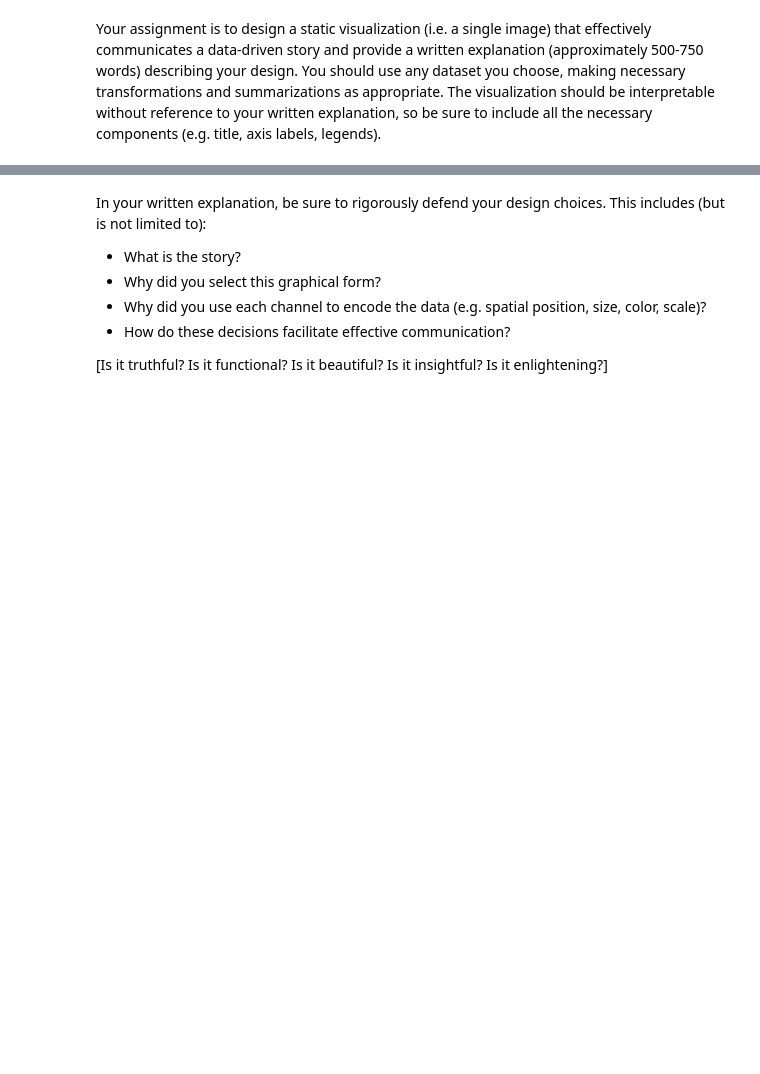
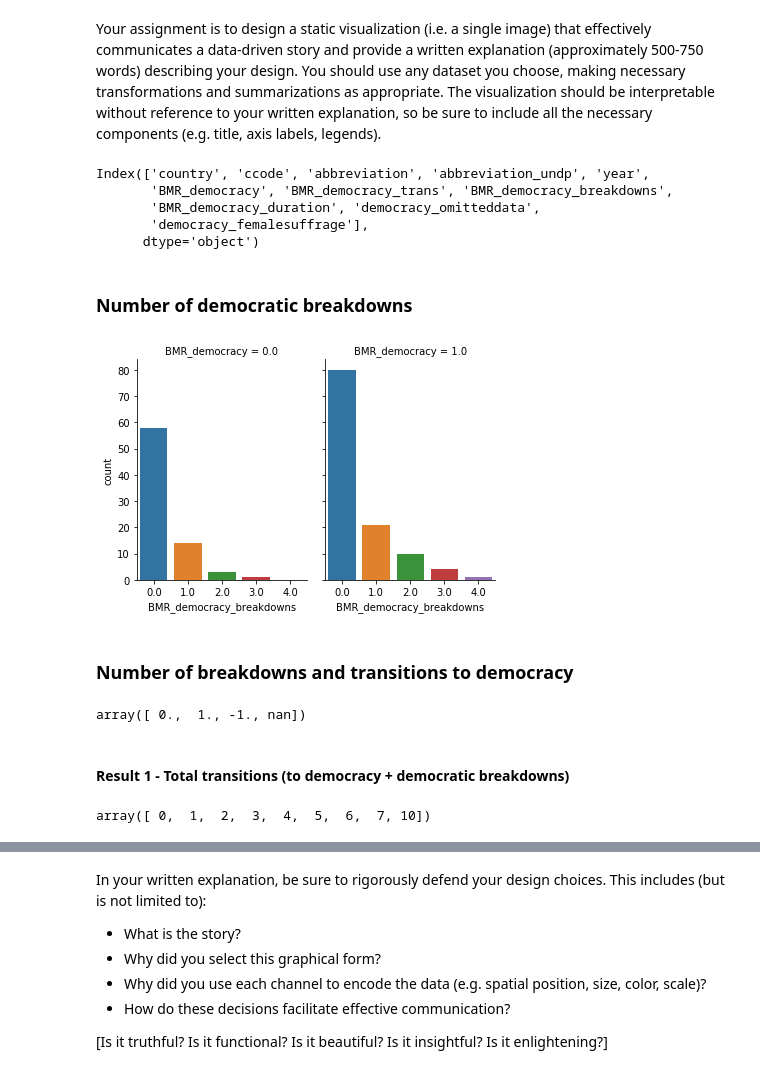
Before and after one commit to sanittawan/hw03-1, a Jupyter notebook: Tan_Sanittawan_hw03_part2.ipynb, the cells around one changed output, grey strips where cells are left out. Cells and saved outputs as stored; diff of their text form; code cells hidden in the pictures; blank space fills up the shorter version.

Commit message:
Done with draft visualization

```diff
--- a/Tan_Sanittawan_hw03_part2.ipynb
+++ b/Tan_Sanittawan_hw03_part2.ipynb
@@ -10,0 +18,32 @@ Your assignment is to design a static visualization (i.e. a single image) that e
+# %%
+bmr = pd.read_csv('./data/bmr_democracy-v3.0.csv')
+# %%
+bmr['country'] = bmr['country'].apply(lambda x: capwords(x.strip().lower()))
+# %%
+bmr.columns
+# %% [output]
+Index(['country', 'ccode', 'abbreviation', 'abbreviation_undp', 'year',
+       'BMR_democracy', 'BMR_democracy_trans', 'BMR_democracy_breakdowns',
+       'BMR_democracy_duration', 'democracy_omitteddata',
+       'democracy_femalesuffrage'],
+      dtype='object')
+# %%
+bmr['year'] = pd.to_datetime(bmr['year'], format='%Y').dt.year
+# %% [markdown]
+### Number of democratic breakdowns
+# %%
+bmr_bd = bmr[bmr['year'] == 2015]
+# %%
+# This is just for exploratory purpose; Please do not grade.
+g = sns.catplot(x="BMR_democracy_breakdowns", col="BMR_democracy",
+                data=bmr_bd, kind="count",
+                height=4, aspect=.7);
+# %% [output]
+[figure, added]
+# %% [markdown]
+### Number of breakdowns and transitions to democracy
+# %%
+# check for NaNs
+bmr['BMR_democracy_trans'].unique()
+# %% [output]
+array([ 0.,  1., -1., nan])
@@ -10,0 +67,2 @@ Your assignment is to design a static visualization (i.e. a single image) that e
+# %% [markdown]
+#### Result 1 - Total transitions (to democracy + democratic breakdowns)
@@ -10,0 +71,4 @@ Your assignment is to design a static visualization (i.e. a single image) that e
+# %%
+total_trans.unique()
+# %% [output]
+array([ 0,  1,  2,  3,  4,  5,  6,  7, 10])
```
Also changed, not shown: parts of 26 cells of this notebook, 1 other file.
